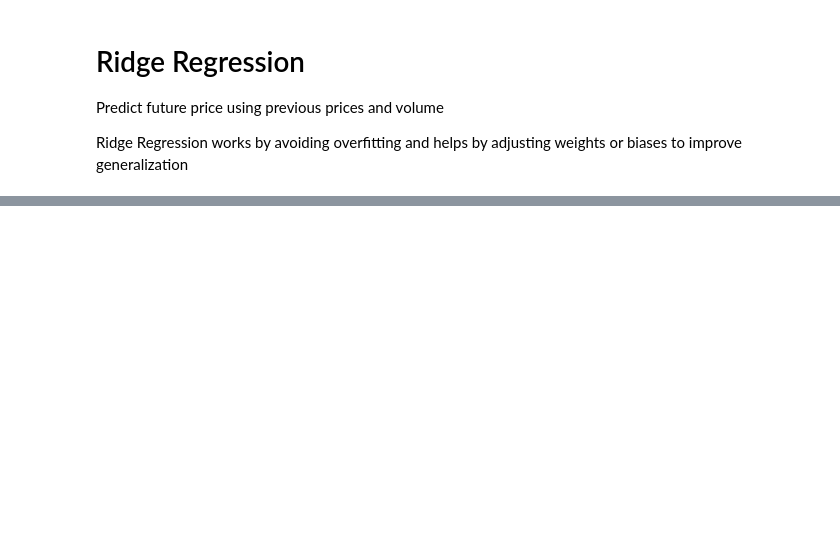
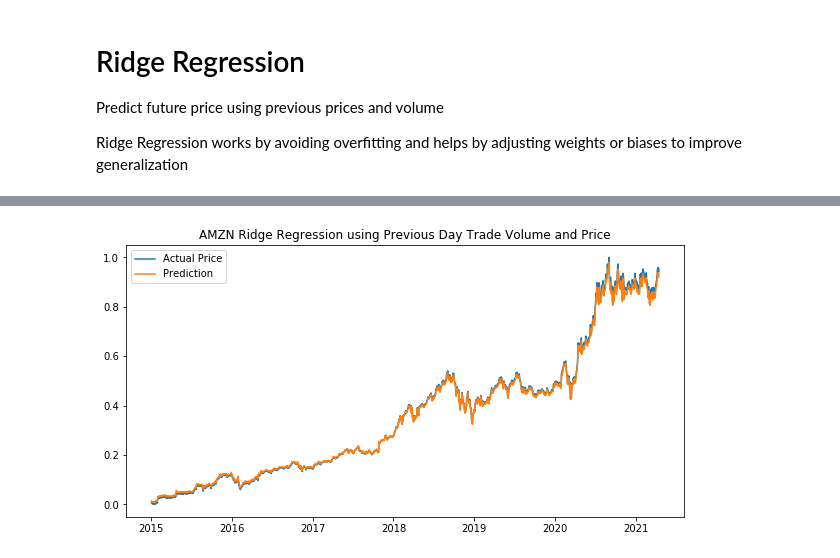
Before and after one commit to abealsileshi/Data-Science-Team-Project, a Jupyter notebook: Stock Market Prediction/StockPredictionRidgeRegressionLSTM.ipynb, the cells around one changed output, grey strips where cells are left out. Saved outputs shown, nothing was run; the diff lists cells and outputs as text; code cells hidden in the pictures; blank space fills up the shorter version.

```diff
--- a/Stock Market Prediction/StockPredictionRidgeRegressionLSTM.ipynb
+++ b/Stock Market Prediction/StockPredictionRidgeRegressionLSTM.ipynb
@@ -318,8 +301,0 @@ df_predicted
-# %%
-# Plot the results
-#df_predicted, "Original Vs. Prediction")
-
-df_predicted.set_index('Date')
-df_predicted['Deviation'] = (df_predicted['Close'] - df_predicted['Prediction'])**2
-
-df_predicted
@@ -464,0 +473,11 @@ model = Sequential([
+# %%
+plt.figure(figsize=(10, 5))
+plt.plot(df_predicted['Date'],df_predicted['Close'], label = "Actual Price")
+plt.plot(df_predicted['Date'],df_predicted['Prediction'], label = 'Prediction')
+
+
+plt.legend()
+plt.title('AMZN Ridge Regression using Previous Day Trade Volume and Price')
+plt.show()
+# %% [output]
+[figure, added]
```
Also changed, not shown: parts of 93 cells of this notebook.
